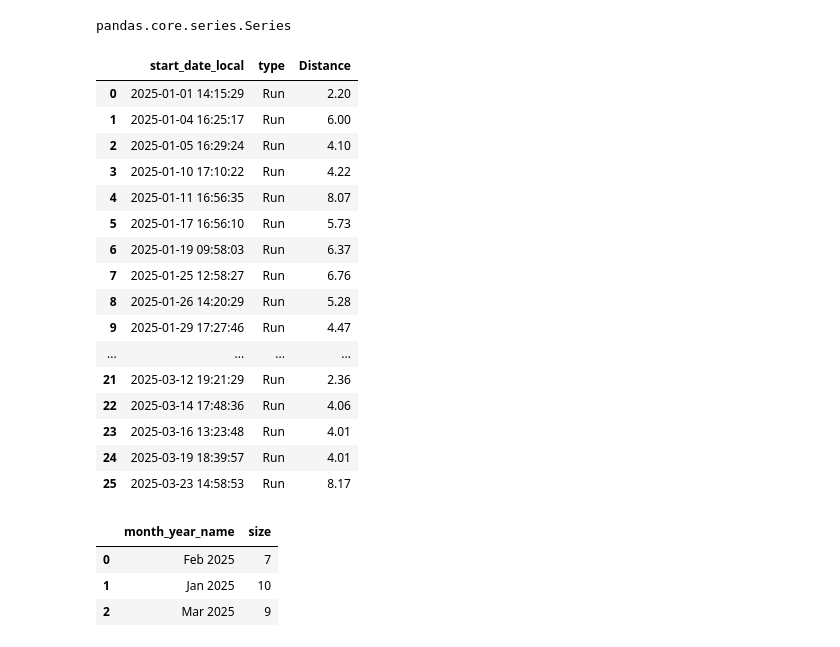
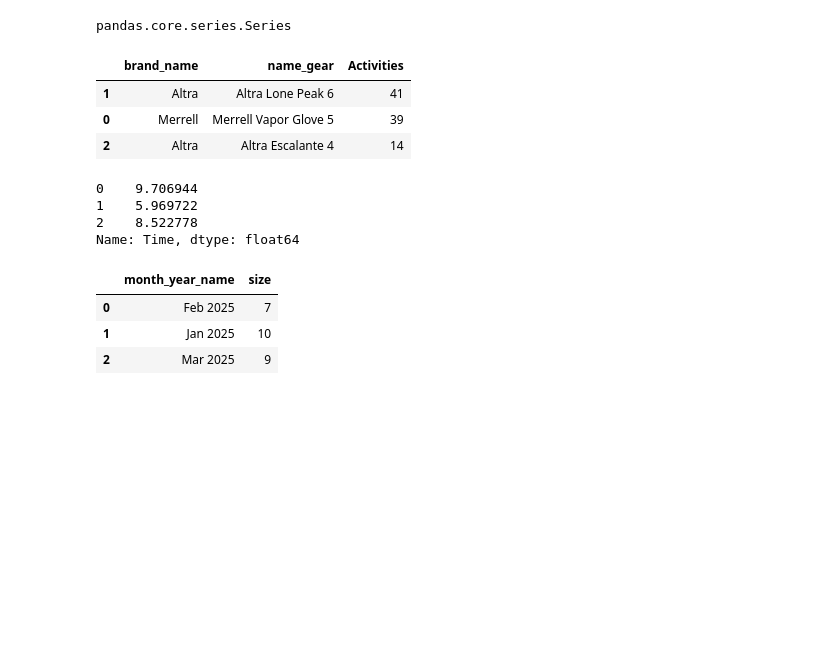
Before and after one commit to tjlaporte1/tom_runs_the_world, a Jupyter notebook: main.ipynb, the cells around one changed output. Drawn from its saved outputs; the diff is of its cells as text; code cells hidden in the pictures; blank space fills up the shorter version.

```diff
--- a/main.ipynb
+++ b/main.ipynb
@@ -269,22 +410,11 @@ type(df['month_year'])
 # %% [output]
 pandas.core.series.Series
 # %%
-df.query("type == 'Run' and year == 2025").sort_values(by='start_date_local').groupby(['start_date_local', 'type'], sort=False).agg({'distance_activity': 'sum'}).reset_index().rename(columns={'distance_activity': 'Distance'})
+temp_df = df.query("type == 'Run' and year == 2024").groupby(['brand_name', 'name_gear'], sort=False).agg({'upload_id': 'count'}).reset_index().rename(columns={'upload_id': 'Activities'})
+temp_df = temp_df.sort_values(by='Activities', ascending=False)
+temp_df
 # %% [output]
-|  | start_date_local | type | Distance |
-| 0 | 2025-01-01 14:15:29 | Run | 2.20 |
-| 1 | 2025-01-04 16:25:17 | Run | 6.00 |
-| 2 | 2025-01-05 16:29:24 | Run | 4.10 |
-| 3 | 2025-01-10 17:10:22 | Run | 4.22 |
-| 4 | 2025-01-11 16:56:35 | Run | 8.07 |
-| 5 | 2025-01-17 16:56:10 | Run | 5.73 |
-| 6 | 2025-01-19 09:58:03 | Run | 6.37 |
-| 7 | 2025-01-25 12:58:27 | Run | 6.76 |
-| 8 | 2025-01-26 14:20:29 | Run | 5.28 |
-| 9 | 2025-01-29 17:27:46 | Run | 4.47 |
-| ... | ... | ... | ... |
-| 21 | 2025-03-12 19:21:29 | Run | 2.36 |
-| 22 | 2025-03-14 17:48:36 | Run | 4.06 |
-| 23 | 2025-03-16 13:23:48 | Run | 4.01 |
-| 24 | 2025-03-19 18:39:57 | Run | 4.01 |
-| 25 | 2025-03-23 14:58:53 | Run | 8.17 |
+|  | brand_name | name_gear | Activities |
+| 1 | Altra | Altra Lone Peak 6 | 41 |
+| 0 | Merrell | Merrell Vapor Glove 5 | 39 |
+| 2 | Altra | Altra Escalante 4 | 14 |
@@ -291,3 +423,10 @@ df.query("type == 'Run' and year == 2025").sort_values(by='start_date_local').gr
+# %%
+temp_df['Time'].dt.total_seconds() / 3600
+# %% [output]
+0    9.706944
+1    5.969722
+2    8.522778
+Name: Time, dtype: float64
 # %%
 df.query("type == 'Run' and year == 2025") \
     .assign(month_year=pd.to_datetime(df['start_date_local']).dt.to_period('M').dt.to_timestamp()) \
```
Also changed, not shown: parts of 9 cells of this notebook.
